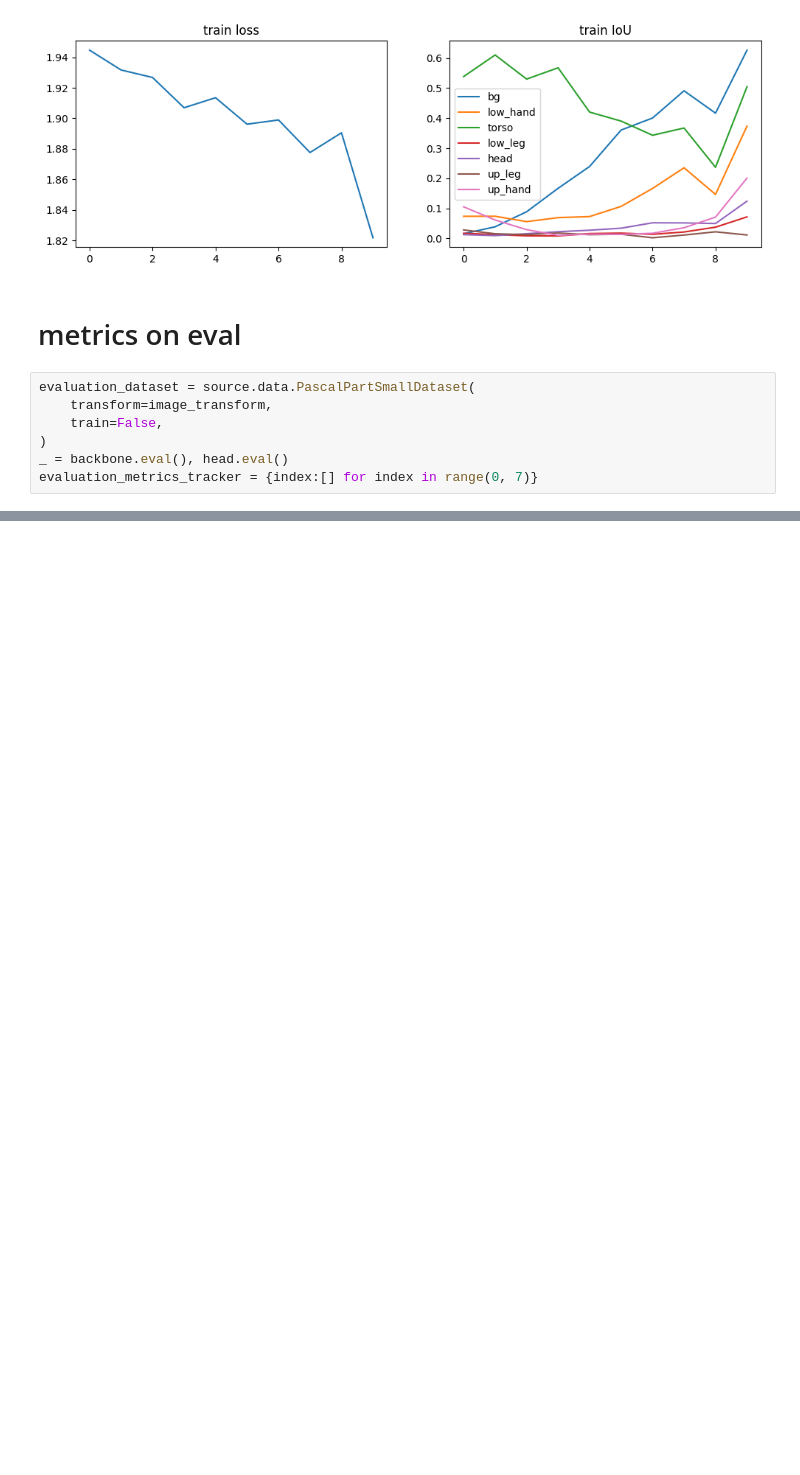
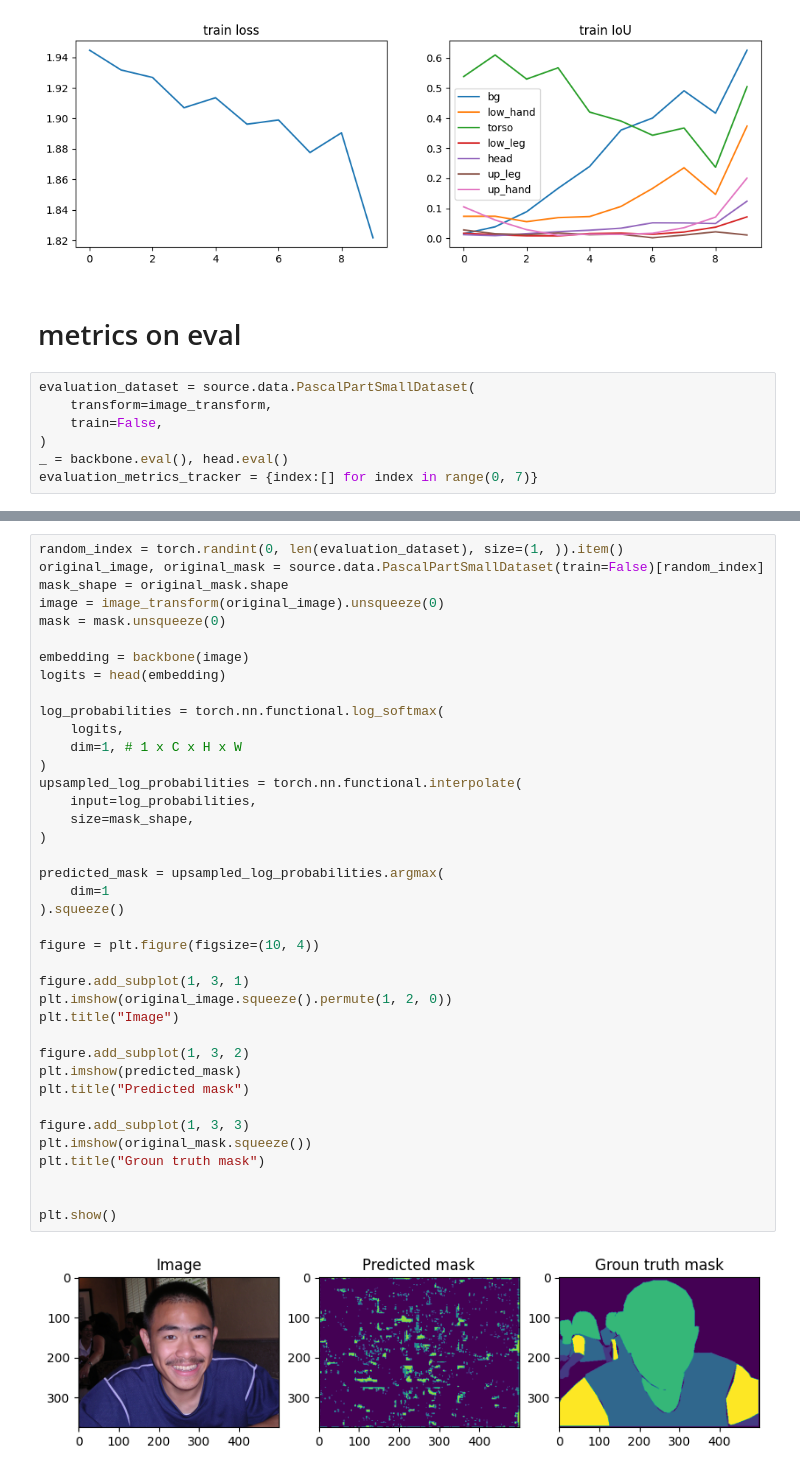
Before and after one commit to VldKnd/pascal-part-hss, a Jupyter notebook: notebooks/dino_backbone.ipynb, the cells around one changed output, grey strips where cells are left out. Drawn from its saved outputs; the diff is of its cells as text; blank space fills up the shorter version.

```diff
--- a/notebooks/dino_backbone.ipynb
+++ b/notebooks/dino_backbone.ipynb
@@ -183,3 +183,44 @@ print(
 )
 # %% [output]
 IoU -  bg : 0.670         low_hand : 0.674        torso : 0.591           low_leg : 0.235         head : 0.212    up_leg : 0.016          up_hand : 0.298
+# %%
+random_index = torch.randint(0, len(evaluation_dataset), size=(1, )).item()
+original_image, original_mask = source.data.PascalPartSmallDataset(train=False)[random_index]
+mask_shape = original_mask.shape
+image = image_transform(original_image).unsqueeze(0)
+mask = mask.unsqueeze(0)
+
+embedding = backbone(image)
+logits = head(embedding)
+
+log_probabilities = torch.nn.functional.log_softmax(
+    logits,
+    dim=1, # 1 x C x H x W
+)
+upsampled_log_probabilities = torch.nn.functional.interpolate(
+    input=log_probabilities,
+    size=mask_shape,
+)
+
+predicted_mask = upsampled_log_probabilities.argmax(
+    dim=1
+).squeeze()
+
+figure = plt.figure(figsize=(10, 4))
+
+figure.add_subplot(1, 3, 1)
+plt.imshow(original_image.squeeze().permute(1, 2, 0))
+plt.title("Image")
+
+figure.add_subplot(1, 3, 2)
+plt.imshow(predicted_mask)
+plt.title("Predicted mask")
+
+figure.add_subplot(1, 3, 3)
+plt.imshow(original_mask.squeeze())
+plt.title("Groun truth mask")
+
+
+plt.show()
+# %% [output]
+[figure, added]
```
Also changed, not shown: parts of 2 cells of this notebook, 1 other file.
